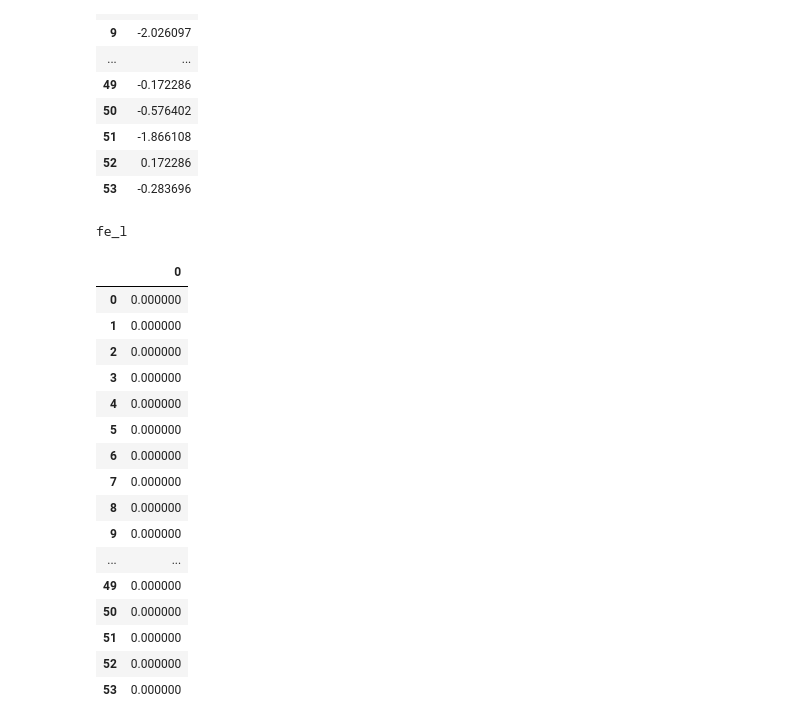
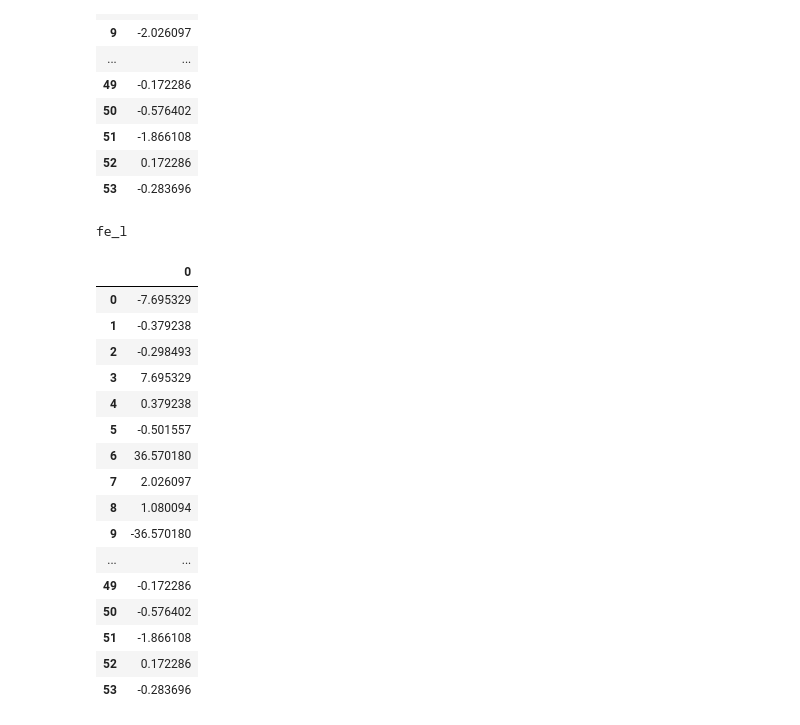
Before and after one commit to NicoJat/Main-codes, a Jupyter notebook: AnalisisMatricial/portico.ipynb, the cells around one changed output. Saved outputs shown, nothing was run; the diff lists cells and outputs as text; code cells hidden in the pictures.

```diff
--- a/AnalisisMatricial/portico.ipynb
+++ b/AnalisisMatricial/portico.ipynb
@@ -138,11 +138,11 @@ kelacum
 | 52 | 0.000000 | -192.789357 | -481.973391 | 0.000000 | 192.789357 | -481.973391 |
 | 53 | 0.000000 | 481.973391 | 820.455271 | 0.000000 | -481.973391 | 1612.245979 |
 # %%
-teta = np.array([90, 270, 270, 90, 270, 45, 315, 0, 0])
+
 j = 0
 tlacum = np.zeros((numelem*6, 6))
-
-for i in range(nelem):
+teta = np.array([90, 270, 270, 90, 270, 45, 315, 0, 0])
+for i in range(numelem):
     tlacum[j:j+6,:] = np.array([[np.cos(np.deg2rad(teta[i])),-np.sin(np.deg2rad(teta[i])),0,0,0,0],
                                 [np.sin(np.deg2rad(teta[i])), np.cos(np.deg2rad(teta[i])),0,0,0,0],
                                 [0,0,1,0,0,0],
@@ -197,0 +175,14 @@ tlacumtra
+# %%
+j = 0
+tlacumtra = np.zeros((numelem*6,6))
+for i in range(numelem):
+    tlacumtra[j:j+6,:] = (np.array([[np.cos(np.deg2rad(teta[i])),-np.sin(np.deg2rad(teta[i])),0,0,0,0],
+                                [np.sin(np.deg2rad(teta[i])), np.cos(np.deg2rad(teta[i])),0,0,0,0],
+                                [0,0,1,0,0,0],
+                                [0,0,0,np.cos(np.deg2rad(teta[i])),-np.sin(np.deg2rad(teta[i])),0],
+                                [0,0,0,np.sin(np.deg2rad(teta[i])),np.cos(np.deg2rad(teta[i])),0],
+                                [0,0,0,0,0,1]])).T
+    j+=6
+
+tbl_tlacumtra = pd.DataFrame(tlacumtra)
+display(tbl_tlacum.style.set_caption('tlacumtra'))
@@ -201,7 +211,7 @@ tlacumtra
 j = 0
 kgacum = np.zeros((numelem*6,6))
 for i in range (numelem):
-    kgacum[j:j+6,:] = tlacum[j:j+6,:] @ kelacum[j:j+6,:] @ tlacumtra[:,j:j+6]
+    kgacum[j:j+6,:] = tlacum[j:j+6,:] @ kelacum[j:j+6,:] @ tlacumtra[j:j+6,:]
     j = j + 6
 
 tbl_kgacum = pd.DataFrame(kgacum)
@@ -658,35 +668,34 @@ fe_g
 # %%
 #Vector de acciones
 j = 0
 fe_l = np.zeros(numelem*6)
-fe_g = np.zeros(numelem*6)
 for i in range (numelem):
-    fe_l[j:j+6] = tlacumtra[:,j:j+6] @ fe_g[j:j+6]
+    fe_l[j:j+6] = tlacumtra[j:j+6,:] @ fe_g[j:j+6]
     j+=6
 
 fe_l_aep = fe_l + aep_L
 
 tbl_fe_l = pd.DataFrame(fe_l)
 display(tbl_fe_l.style.set_caption('fe_l'))
 # %% [output]
 fe_l
 |  | 0 |
-| 0 | 0.000000 |
-| 1 | 0.000000 |
-| 2 | 0.000000 |
-| 3 | 0.000000 |
-| 4 | 0.000000 |
-| 5 | 0.000000 |
-| 6 | 0.000000 |
-| 7 | 0.000000 |
-| 8 | 0.000000 |
-| 9 | 0.000000 |
+| 0 | -7.695329 |
+| 1 | -0.379238 |
+| 2 | -0.298493 |
+| 3 | 7.695329 |
+| 4 | 0.379238 |
+| 5 | -0.501557 |
+| 6 | 36.570180 |
+| 7 | 2.026097 |
+| 8 | 1.080094 |
+| 9 | -36.570180 |
 | ... | ... |
-| 49 | 0.000000 |
-| 50 | 0.000000 |
-| 51 | 0.000000 |
-| 52 | 0.000000 |
-| 53 | 0.000000 |
+| 49 | -0.172286 |
+| 50 | -0.576402 |
+| 51 | -1.866108 |
+| 52 | 0.172286 |
+| 53 | -0.283696 |
 # %%
 tbl_fe_l_aep = pd.DataFrame(fe_l_aep)
 display(tbl_fe_l_aep.style.set_caption('fe_l_aep'))
```
Also changed, not shown: parts of 6 cells of this notebook.
